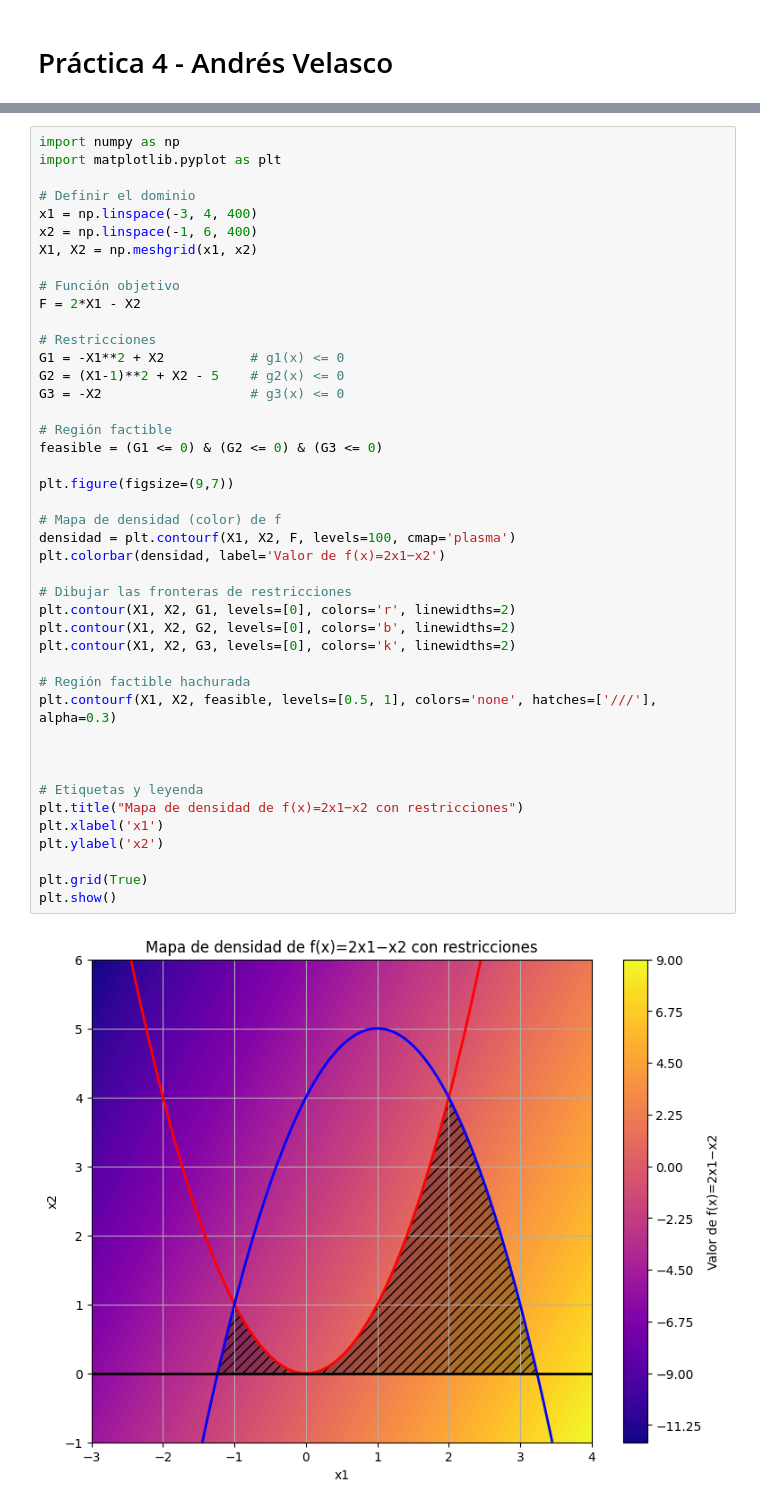
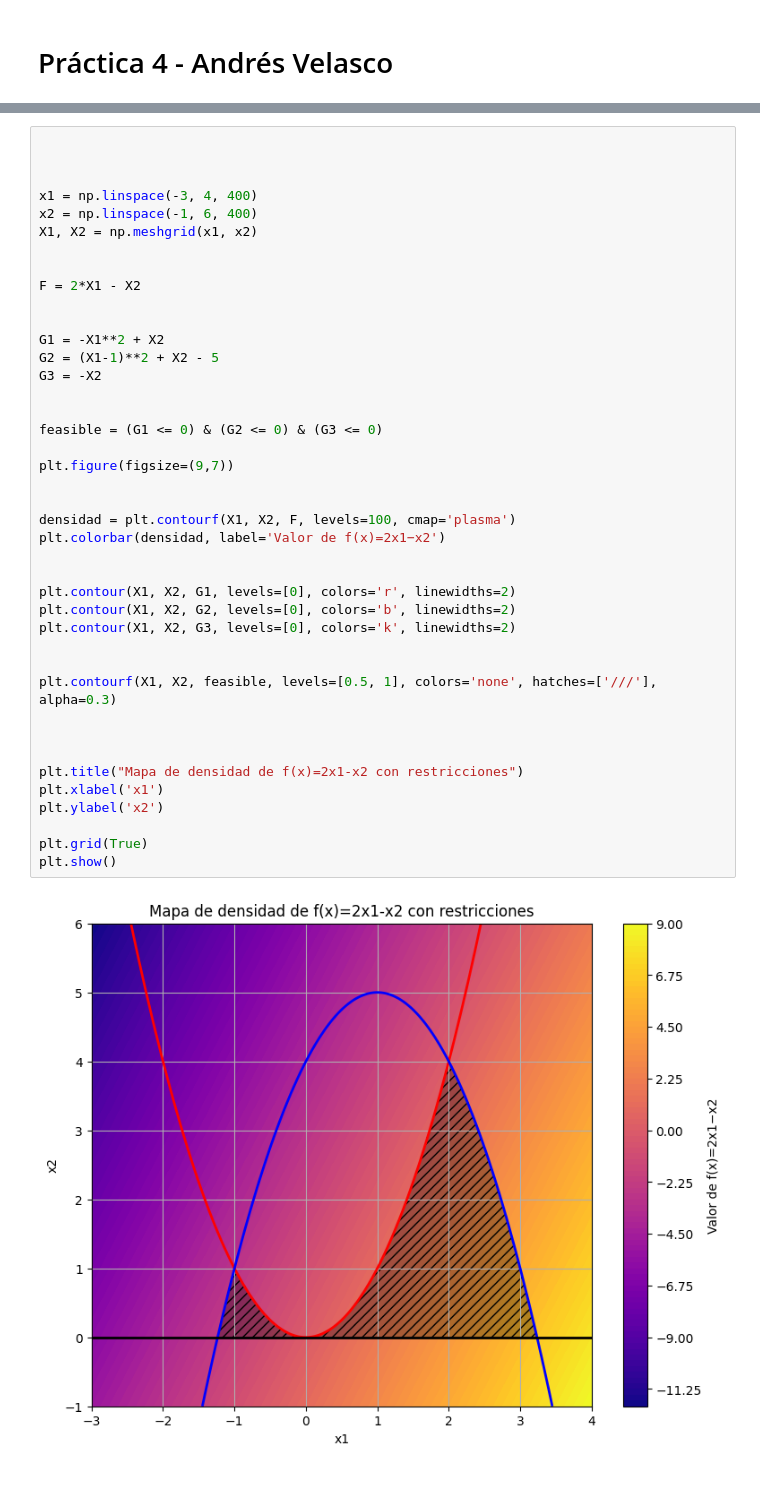
Before and after one commit to andresvelas/optimization-algorithms, a Jupyter notebook: examples/practice_4.ipynb, the cells around one changed output, grey strips where cells are left out. Drawn from its saved outputs; the diff is of its cells as text.

```diff
--- a/examples/practice_4.ipynb
+++ b/examples/practice_4.ipynb
@@ -3,45 +25,43 @@
 # %%
-import numpy as np
-import matplotlib.pyplot as plt
 
-# Definir el dominio
+
+
 x1 = np.linspace(-3, 4, 400)
 x2 = np.linspace(-1, 6, 400)
 X1, X2 = np.meshgrid(x1, x2)
 
-# Función objetivo
+
 F = 2*X1 - X2
 
-# Restricciones
-G1 = -X1**2 + X2           # g1(x) <= 0
-G2 = (X1-1)**2 + X2 - 5    # g2(x) <= 0
-G3 = -X2                   # g3(x) <= 0
 
-# Región factible
+G1 = -X1**2 + X2
+G2 = (X1-1)**2 + X2 - 5
+G3 = -X2
+
+
 feasible = (G1 <= 0) & (G2 <= 0) & (G3 <= 0)
 
 plt.figure(figsize=(9,7))
 
-# Mapa de densidad (color) de f
+
 densidad = plt.contourf(X1, X2, F, levels=100, cmap='plasma')
 plt.colorbar(densidad, label='Valor de f(x)=2x1−x2')
 
-# Dibujar las fronteras de restricciones
+
 plt.contour(X1, X2, G1, levels=[0], colors='r', linewidths=2)
 plt.contour(X1, X2, G2, levels=[0], colors='b', linewidths=2)
 plt.contour(X1, X2, G3, levels=[0], colors='k', linewidths=2)
 
-# Región factible hachurada
+
 plt.contourf(X1, X2, feasible, levels=[0.5, 1], colors='none', hatches=['///'], alpha=0.3)
 
 
 
-# Etiquetas y leyenda
-plt.title("Mapa de densidad de f(x)=2x1−x2 con restricciones")
+plt.title("Mapa de densidad de f(x)=2x1-x2 con restricciones")
 plt.xlabel('x1')
 plt.ylabel('x2')
 
 plt.grid(True)
 plt.show()
 # %% [output]
-[figure, old version]
+[figure, new version]
```
Also changed, not shown: parts of 11 cells of this notebook.
